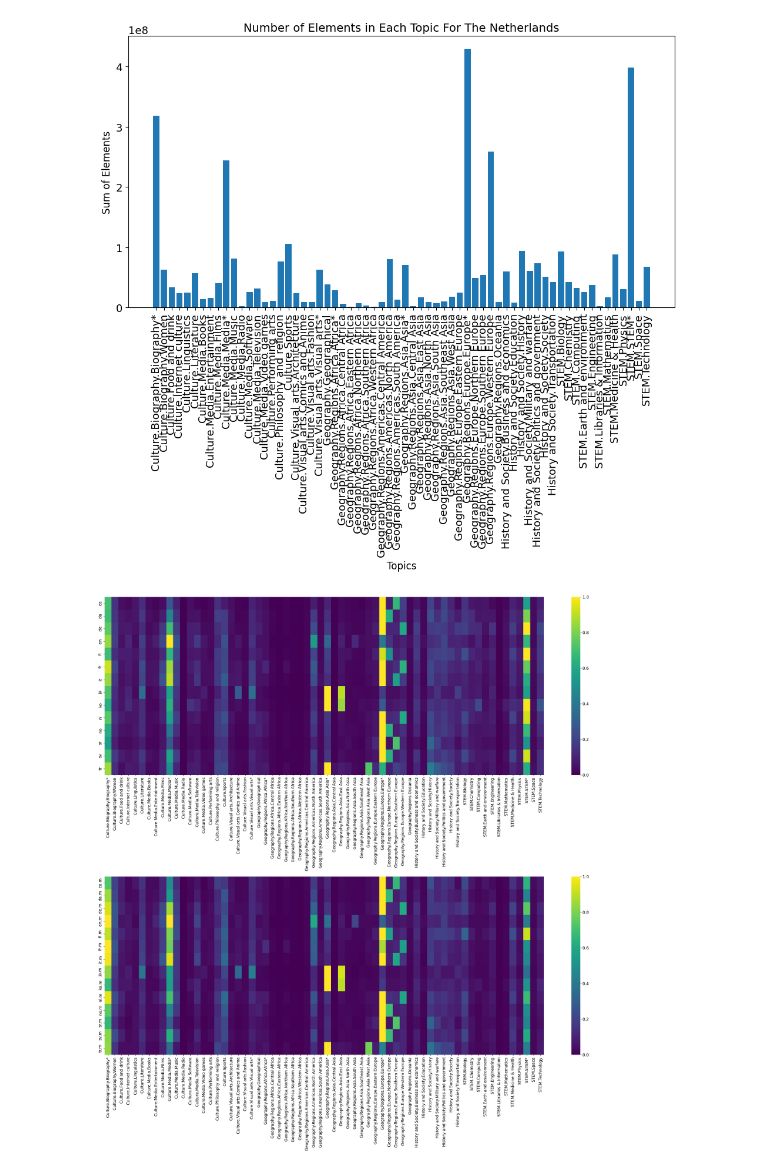
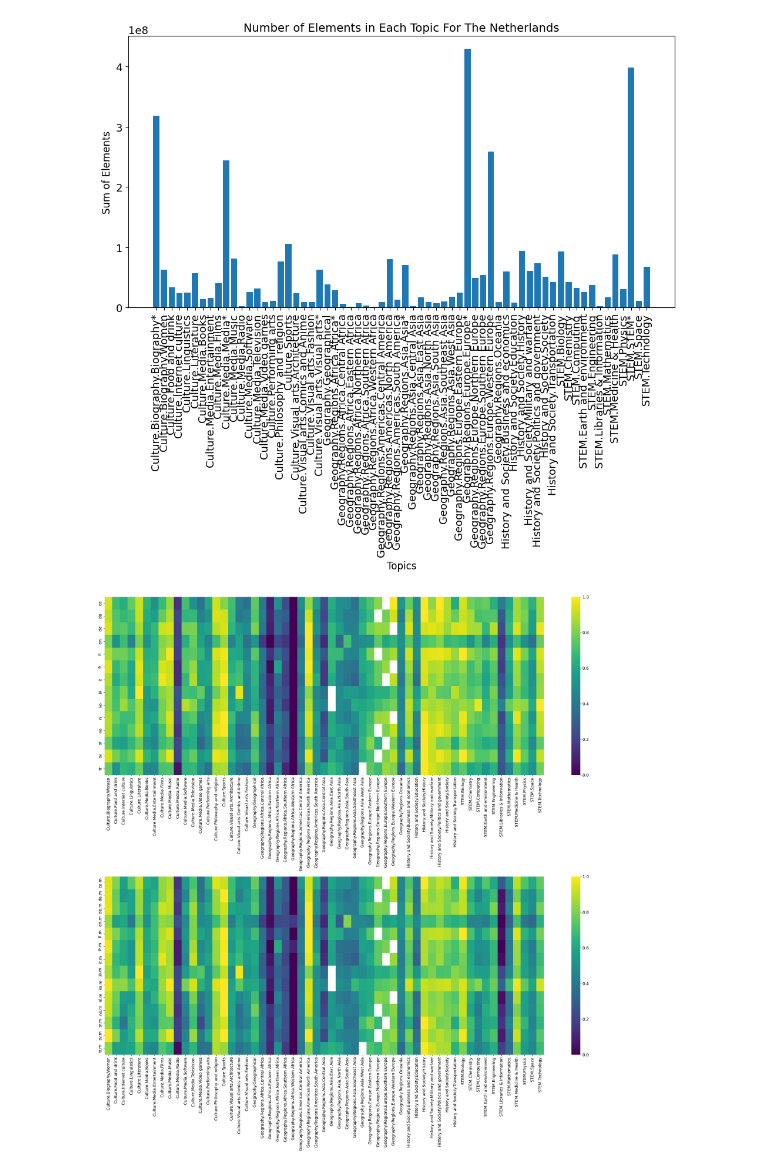
Before and after one commit to epfl-ada/ada-2023-project-rablashijupa, a Jupyter notebook: analyses/project.ipynb, the cells around one changed output. Saved outputs shown, nothing was run; the diff lists cells and outputs as text; code cells hidden in the pictures.

Commit message:
Updated heatmap plot

```diff
--- a/analyses/project.ipynb
+++ b/analyses/project.ipynb
@@ -183,26 +185,33 @@ plt.show()
 [figure]
 # %%
 # Heatmap to show countries against topics chart
-from sklearn.preprocessing import MinMaxScaler
+topics_dict = {}
+country_group = {'East Asia': ['ja', 'ko'], 'West Asia': ['tr'], 'Northern Europe': ['sv', 'no', 'fi', 'da'],
+        'Southern Europe': ['sr', 'it', 'ca'], 'Western Europe':['nl', 'fr', 'de']}
 
-topics_dict = {}
 for key in agg:
     topics_dict[key] = {}
     for topic in agg[key]['topics']:
-        topics_dict[key][topic] = agg[key]['topics'][topic]['sum'].sum()
+        if topic[-1] != '*':
+            topics_dict[key][topic] = agg[key]['topics'][topic]['sum'].sum()
+
+        last_two = ' '.join(re.split('\.| ', topic)[-2:])
+        if last_two in country_group.keys() and key[:2] in country_group[last_two]:
+            topics_dict[key][topic] = None
 
 df = pd.DataFrame.from_dict(topics_dict)
 # df = df / df.sum()
 # MinMax normalisation
+df = np.log(df)
 df = (df - df.min()) / (df.max() - df.min())
 mob = sorted([x for x in df.columns if x[-2:] == '.m'])
 pc = sorted([x for x in df.columns if x[-2:] != '.m'])
 df_mobile = df.filter(items=mob, axis=1)
 df_pc = df.filter(items=pc, axis=1)
 
 fig, (ax1, ax2) = plt.subplots(nrows=2, figsize=(25, 25))
 sns.heatmap(df_pc.T, cmap='viridis', annot=False, ax=ax1)
 sns.heatmap(df_mobile.T, cmap='viridis', annot=False, ax=ax2)
 fig.tight_layout()
 # %% [output]
-[figure, old version]
+[figure, new version]
```
Also changed, not shown: parts of 2 cells of this notebook, 1 other file.
